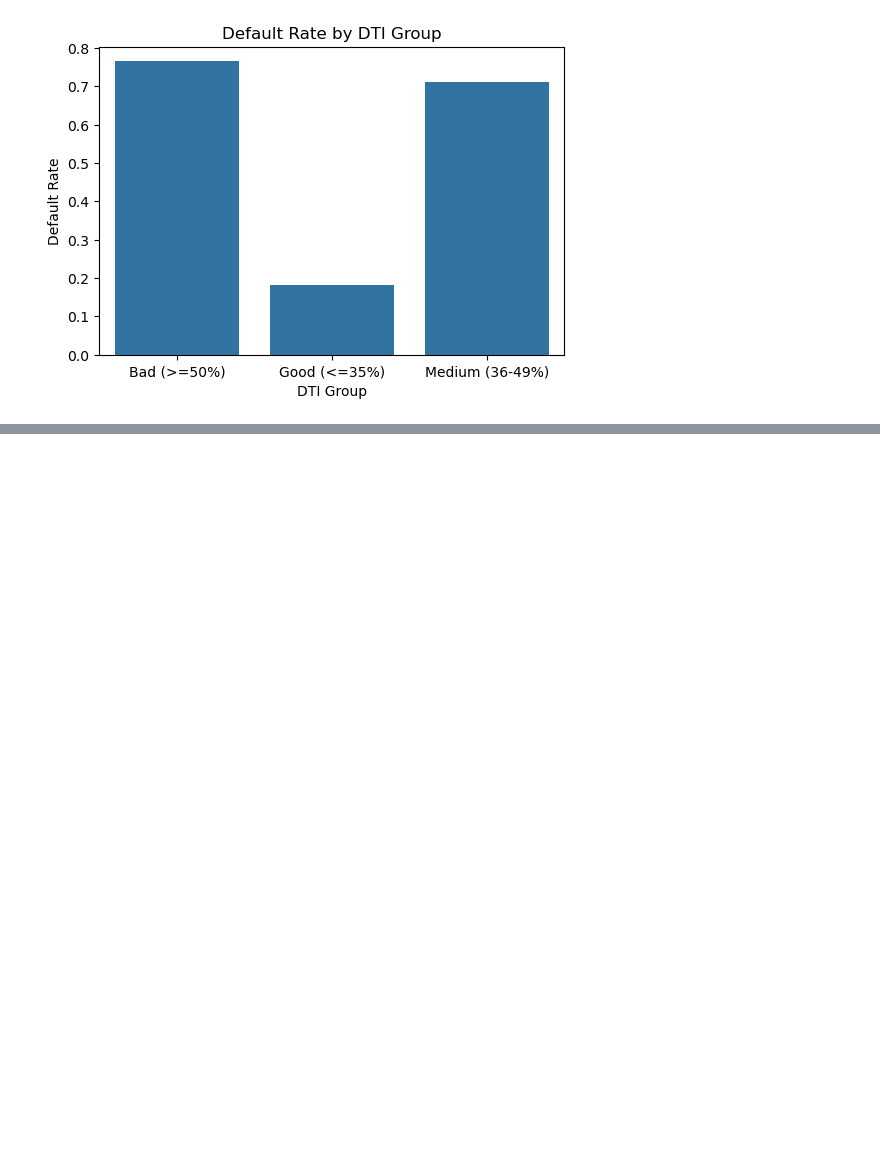
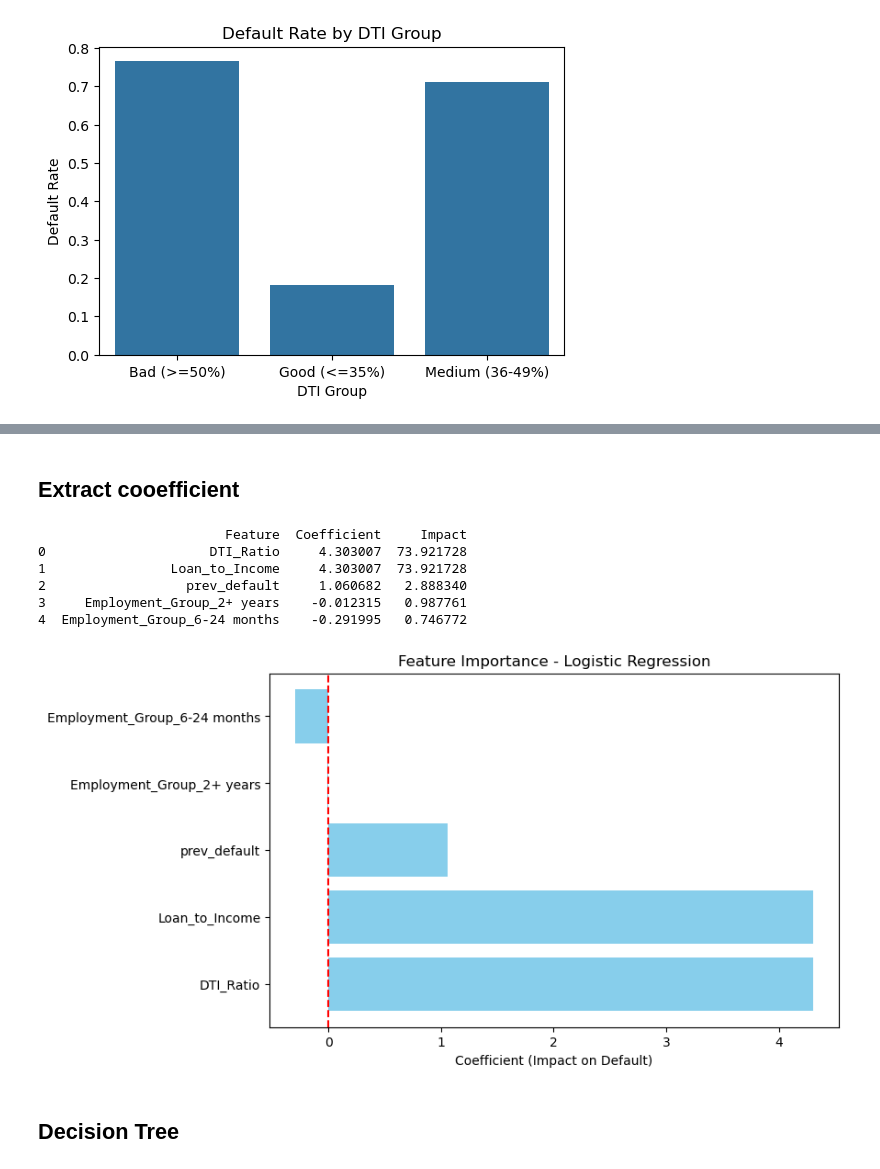
Before and after one commit to Creamy222/credit, a Jupyter notebook: credit.ipynb, the cells around one changed output, grey strips where cells are left out. Drawn from its saved outputs; the diff is of its cells as text; code cells hidden in the pictures; blank space fills up the shorter version.

```diff
--- a/credit.ipynb
+++ b/credit.ipynb
@@ -310,0 +323,12 @@ plt.show()
+# %%
+# Features
+features = ['DTI_Ratio', 'Loan_to_Income', 'Employment_Group', 'prev_default']
+
+# Target
+target = 'loan_status'
+
+X = df[features]
+y = df[target]
+
+# Encode Categorical Features
+X = pd.get_dummies(X, drop_first=True)
@@ -310,0 +337,4 @@ plt.show()
+# %%
+X_train, X_test, y_train, y_test = train_test_split(
+    X, y, test_size=0.3, random_state=42
+)
@@ -310,0 +343,3 @@ plt.show()
+# %%
+model = LogisticRegression(max_iter=1000)
+model.fit(X_train, y_train)
@@ -310,0 +370,37 @@ plt.show()
+# %% [markdown]
+## Extract cooefficient
+# %%
+# Get feature names (after encoding)
+feature_names = X.columns
+
+# Get coefficients from logistic regression
+coefficients = model.coef_[0]
+
+# Put into a DataFrame for clarity
+feature_importance = pd.DataFrame({
+    'Feature': feature_names,
+    'Coefficient': coefficients,
+    'Impact': np.exp(coefficients)  # odds ratio
+}).sort_values(by='Coefficient', ascending=False)
+
+print(feature_importance)
+# %% [output]
+                        Feature  Coefficient     Impact
+0                     DTI_Ratio     4.303007  73.921728
+1                Loan_to_Income     4.303007  73.921728
+2                  prev_default     1.060682   2.888340
+3     Employment_Group_2+ years    -0.012315   0.987761
+4  Employment_Group_6-24 months    -0.291995   0.746772
+# %%
+import matplotlib.pyplot as plt
+
+plt.figure(figsize=(8,5))
+plt.barh(feature_importance['Feature'], feature_importance['Coefficient'], color='skyblue')
+plt.xlabel("Coefficient (Impact on Default)")
+plt.title("Feature Importance - Logistic Regression")
+plt.axvline(0, color='red', linestyle='--')
+plt.show()
+# %% [output]
+[figure, added]
+# %% [markdown]
+## Decision Tree
```
Also changed, not shown: parts of 18 cells of this notebook, 1 other file.
